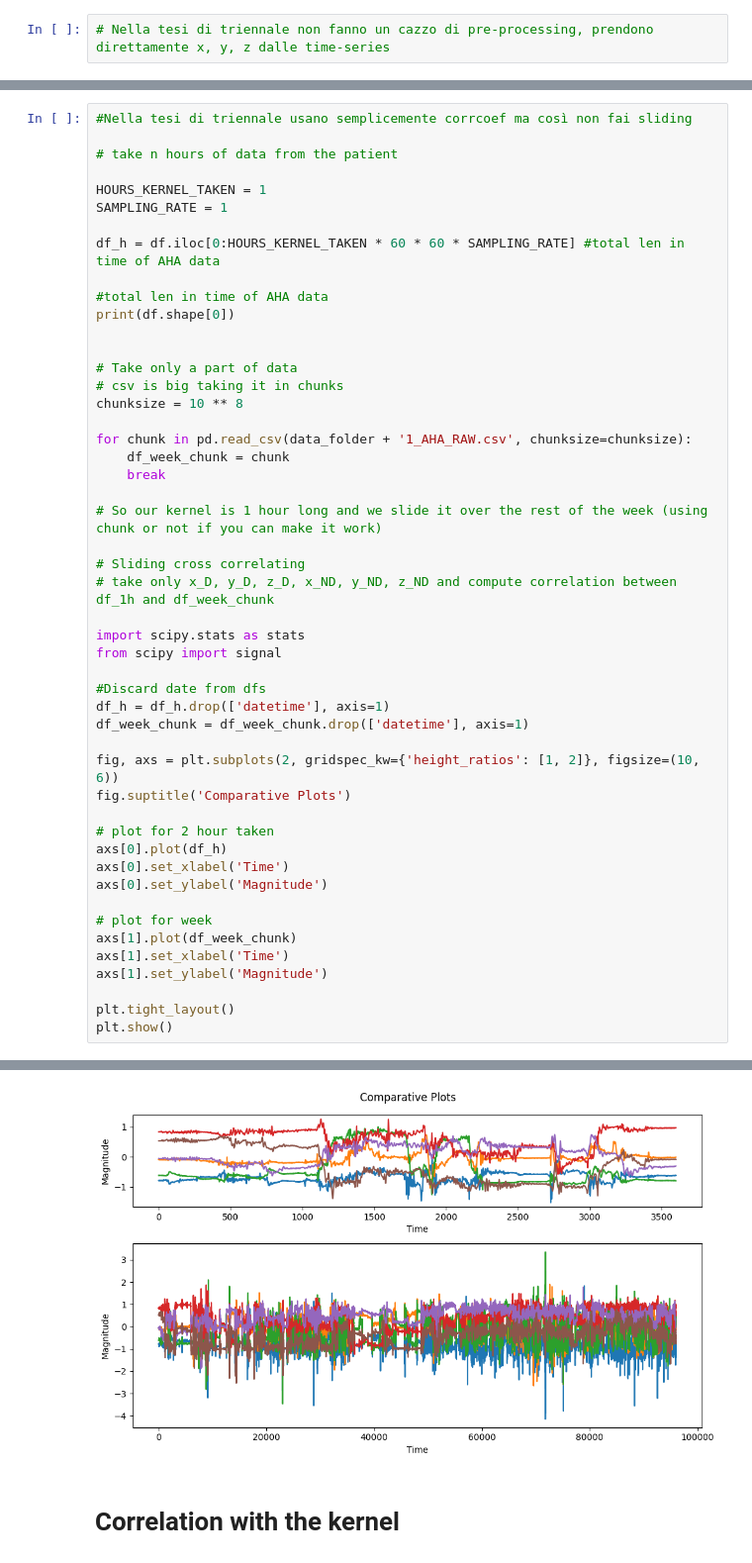
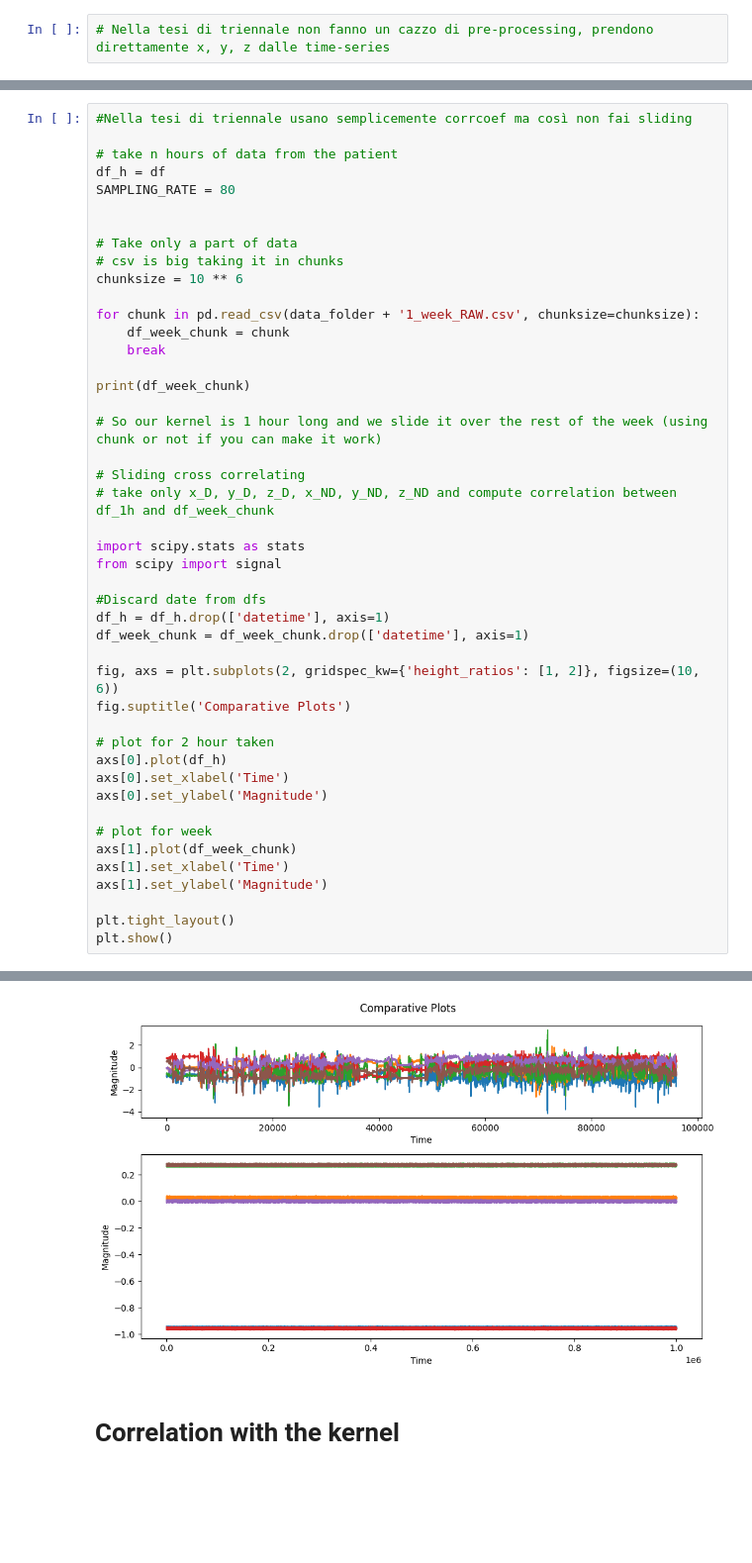
Before and after one commit to KamerC1/Smart_Application_Bio, a Jupyter notebook: notebooks/BaseLinefromBachelor.ipynb, the cells around one changed output, grey strips where cells are left out. Shown at 99% size. Cells and saved outputs as stored; diff of their text form; blank space fills up the shorter version.

```diff
--- a/notebooks/BaseLinefromBachelor.ipynb
+++ b/notebooks/BaseLinefromBachelor.ipynb
@@ -130,23 +138,19 @@ def create_windows(folder, operation_type, WINDOW_SIZE):
 #Nella tesi di triennale usano semplicemente corrcoef ma così non fai sliding
 
 # take n hours of data from the patient
-
-HOURS_KERNEL_TAKEN = 1
-SAMPLING_RATE = 1
-
-df_h = df.iloc[0:HOURS_KERNEL_TAKEN * 60 * 60 * SAMPLING_RATE] #total len in time of AHA data
-
-#total len in time of AHA data
-print(df.shape[0])
+df_h = df
+SAMPLING_RATE = 80
 
 
 # Take only a part of data
 # csv is big taking it in chunks
-chunksize = 10 ** 8
+chunksize = 10 ** 6
 
-for chunk in pd.read_csv(data_folder + '1_AHA_RAW.csv', chunksize=chunksize):
+for chunk in pd.read_csv(data_folder + '1_week_RAW.csv', chunksize=chunksize):
     df_week_chunk = chunk
     break
+
+print(df_week_chunk)
 
 # So our kernel is 1 hour long and we slide it over the rest of the week (using chunk or not if you can make it work)
 
@@ -180,4 +197,4 @@ plt.show()
-[figure, old version]
+[figure, new version]
 # %% [markdown]
 # Correlation with the kernel
 # %%
```
Also changed, not shown: parts of 7 cells of this notebook.
